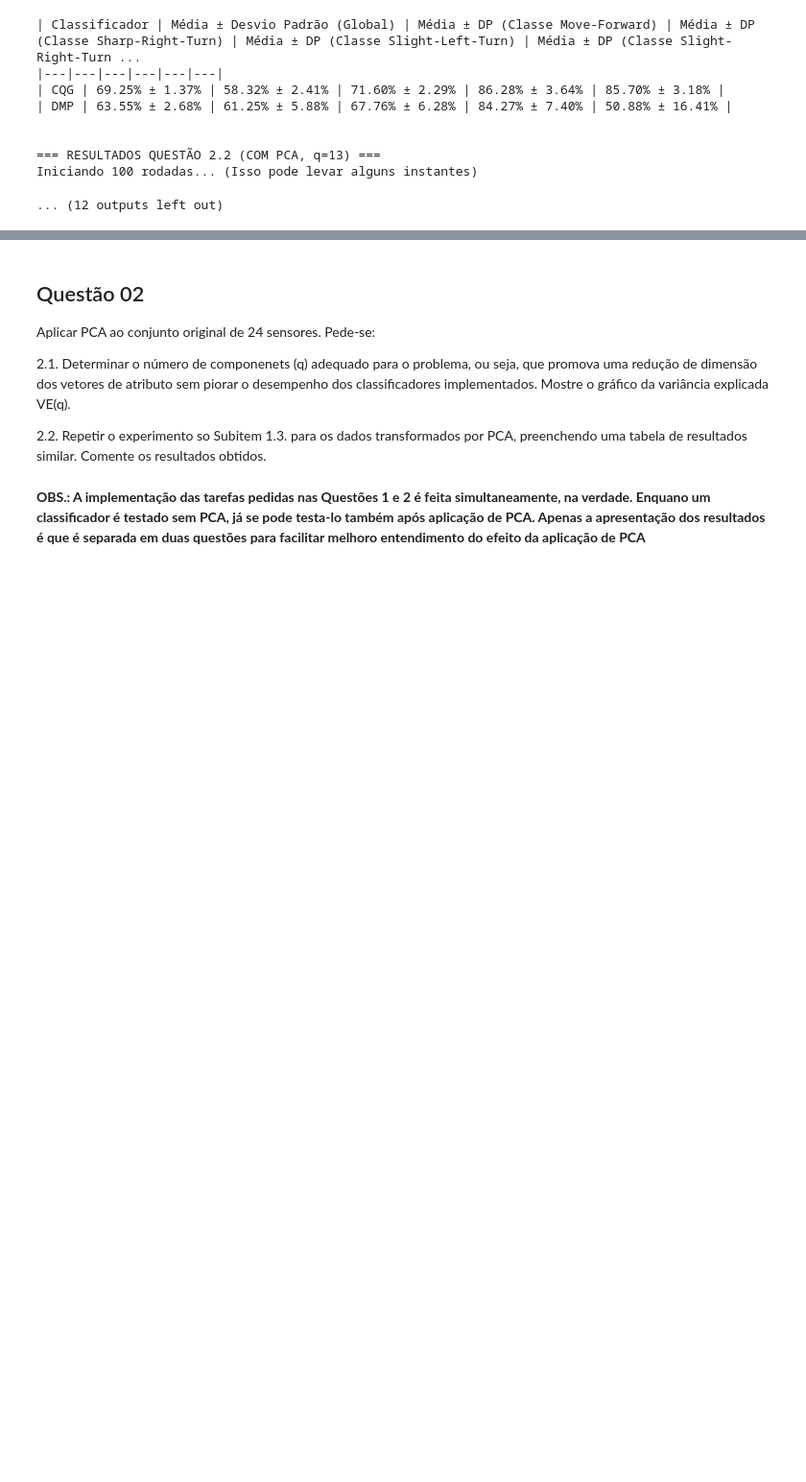
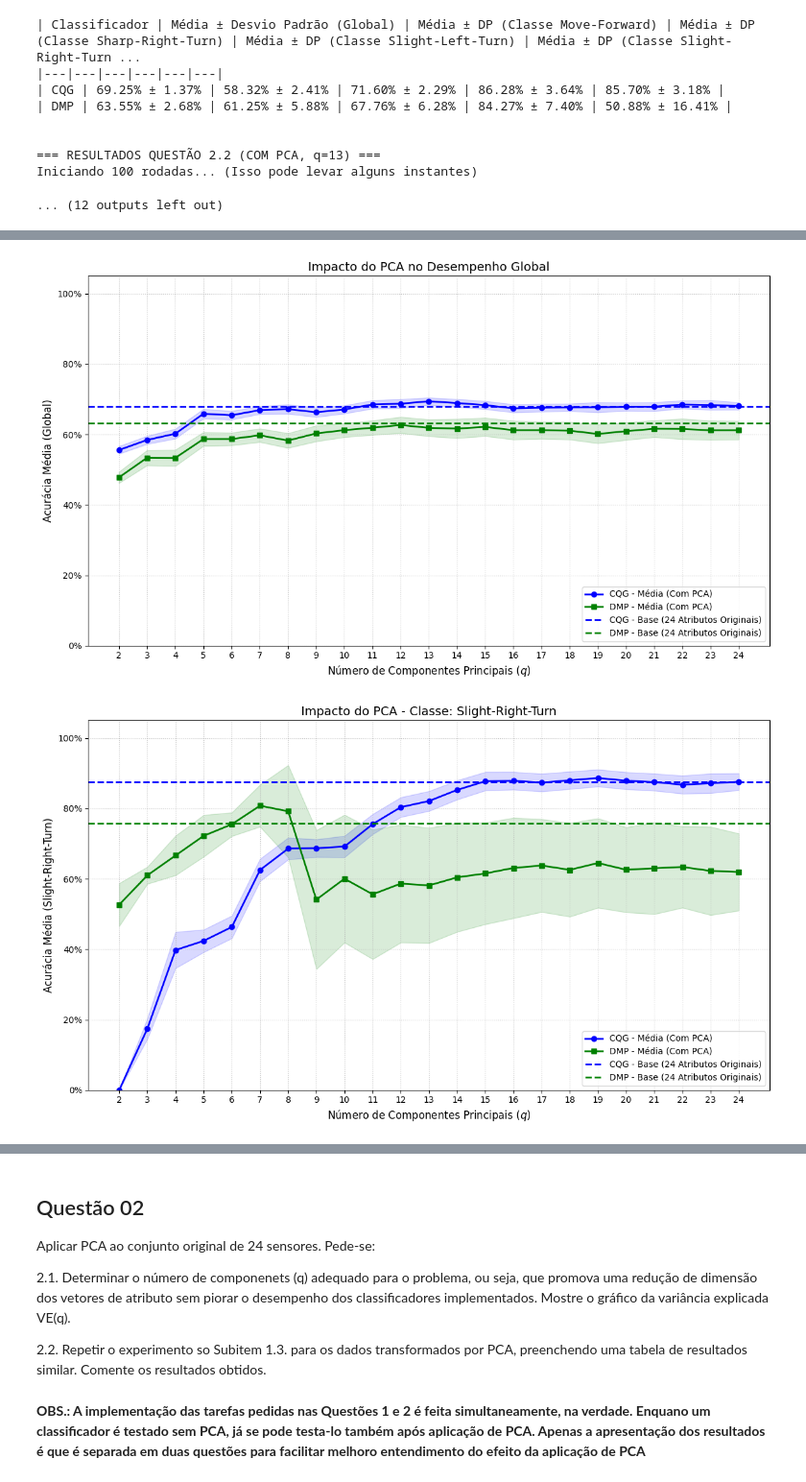
Before and after one commit to LuisFelipeCSouza/reconhecimento-de-padroes, a Jupyter notebook: trabalho-3/main.ipynb, the cells around one changed output, grey strips where cells are left out. Shown at 96% size. Drawn from its saved outputs; the diff is of its cells as text; code cells hidden in the pictures; blank space fills up the shorter version.

```diff
--- a/trabalho-3/main.ipynb
+++ b/trabalho-3/main.ipynb
@@ -1030,8 +1030,6 @@ Iniciando 100 rodadas... (Isso pode levar alguns instantes)
 Iniciando 100 rodadas... (Isso pode levar alguns instantes)
 ... (12 outputs left out)
 # %%
-import numpy as np
-
 def rodar_experimentos_e_gerar_tabela_unica(X, y, classes, nr_rodadas=100):
     n_amostras = X.shape[0]
 
@@ -1041,11 +1039,9 @@ def rodar_experimentos_e_gerar_tabela_unica(X, y, classes, nr_rodadas=100):
     # Estrutura para guardar todos os resultados antes de imprimir a tabela
     todos_resultados = []
 
-    print(f"Iniciando {nr_rodadas} rodadas para {len(cenarios_q)} cenários... Isso vai levar um tempo, pegue um café! ☕")
-
-    for q in cenarios_q:
+    for q in tqdm(cenarios_q):
         nome_cenario = "Base (Sem PCA)" if q is None else f"PCA (q={q})"
-        print(f"[{nome_cenario}] Processando...")
+        # print(f"[{nome_cenario}] Processando...")
 
         hist_cqg = {'Global': [], **{c: [] for c in classes}}
         hist_dmp = {'Global': [], **{c: [] for c in classes}}
@@ -1053,7 +1049,7 @@ def rodar_experimentos_e_gerar_tabela_unica(X, y, classes, nr_rodadas=100):
         for rodada in range(nr_rodadas):
             # 1. Embaralhar e dividir dados (80% treino, 20% teste)
             idx = np.random.permutation(n_amostras)
-            limite = int(0.8 * n_amostras)
+            limite = int(0.7 * n_amostras)
             idx_treino, idx_teste = idx[:limite], idx[limite:]
 
             X_treino, X_teste = X[idx_treino], X[idx_teste]
@@ -1076,7 +1072,7 @@ def rodar_experimentos_e_gerar_tabela_unica(X, y, classes, nr_rodadas=100):
 
             # 4. Treinar e Testar DMP
             # Parametrizado mais leve para o loop gigante rodar num tempo aceitável
-            dmp = MultiPrototypeClassifier(k_min=1, k_max=3, n_runs=3, max_epochs=50)
+            dmp = DMP(k_min=1, k_max=4, n_runs=2, max_epochs=50)
             dmp.fit(X_treino, y_treino)
             preds_dmp = dmp.predict(X_teste).ravel()
 
@@ -1122,11 +1118,13 @@ def rodar_experimentos_e_gerar_tabela_unica(X, y, classes, nr_rodadas=100):
         linha_dmp += " | ".join([formatar_celula(res['dmp'], c) for c in classes]) + " |"
         print(linha_dmp)
 
+    return todos_resultados
+
 # === COMO CHAMAR NO SEU SCRIPT ===
 if __name__ == "__main__":
     # caminho = "seu_arquivo_de_dados.csv"
     # X, y, classes = carregar_dados(caminho)
     #
     # Chama a função principal de varredura:
-    # rodar_experimentos_e_gerar_tabela_unica(X, y, classes, nr_rodadas=100)
+    resultados = rodar_experimentos_e_gerar_tabela_unica(X, y, classes, nr_rodadas=100)
     pass
@@ -1132,0 +1241,21 @@ if __name__ == "__main__":
+# %%
+if __name__ == "__main__":
+    # 1. Obter os dados
+    # X, y, classes = carregar_dados(caminho)
+
+    # 2. Rodar tudo e gerar as tabelas de Markdown (isso retorna os históricos)
+    # resultados = rodar_experimentos_e_gerar_tabela_unica(X, y, classes, nr_rodadas=100)
+
+    # 3. Gerar gráficos chamando a nova função:
+
+    # Gráfico 1: Acurácia Global
+    plotar_desempenho_pca(resultados, classe_alvo='Global')
+
+    # Gráfico 2: Desempenho específico de uma classe que apresentou anomalia
+    plotar_desempenho_pca(resultados, classe_alvo='Slight-Right-Turn')
+
+    # Gráfico 3: Outra classe do seu conjunto de dados
+    plotar_desempenho_pca(resultados, classe_alvo='Move-Forward')
+# %% [output]
+[figure, added]
+[figure, added]
```
Also changed, not shown: parts of 3 cells of this notebook.
